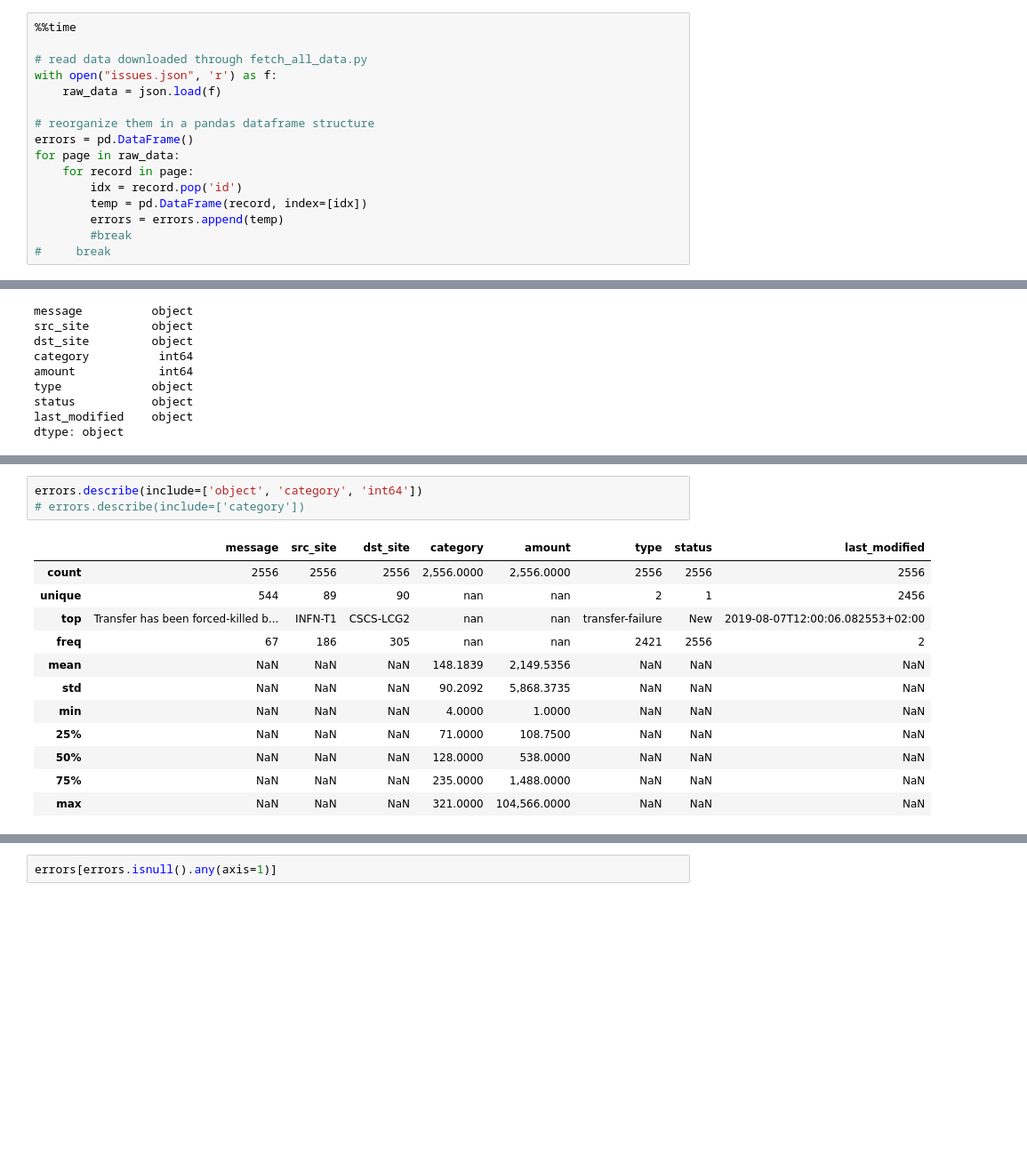
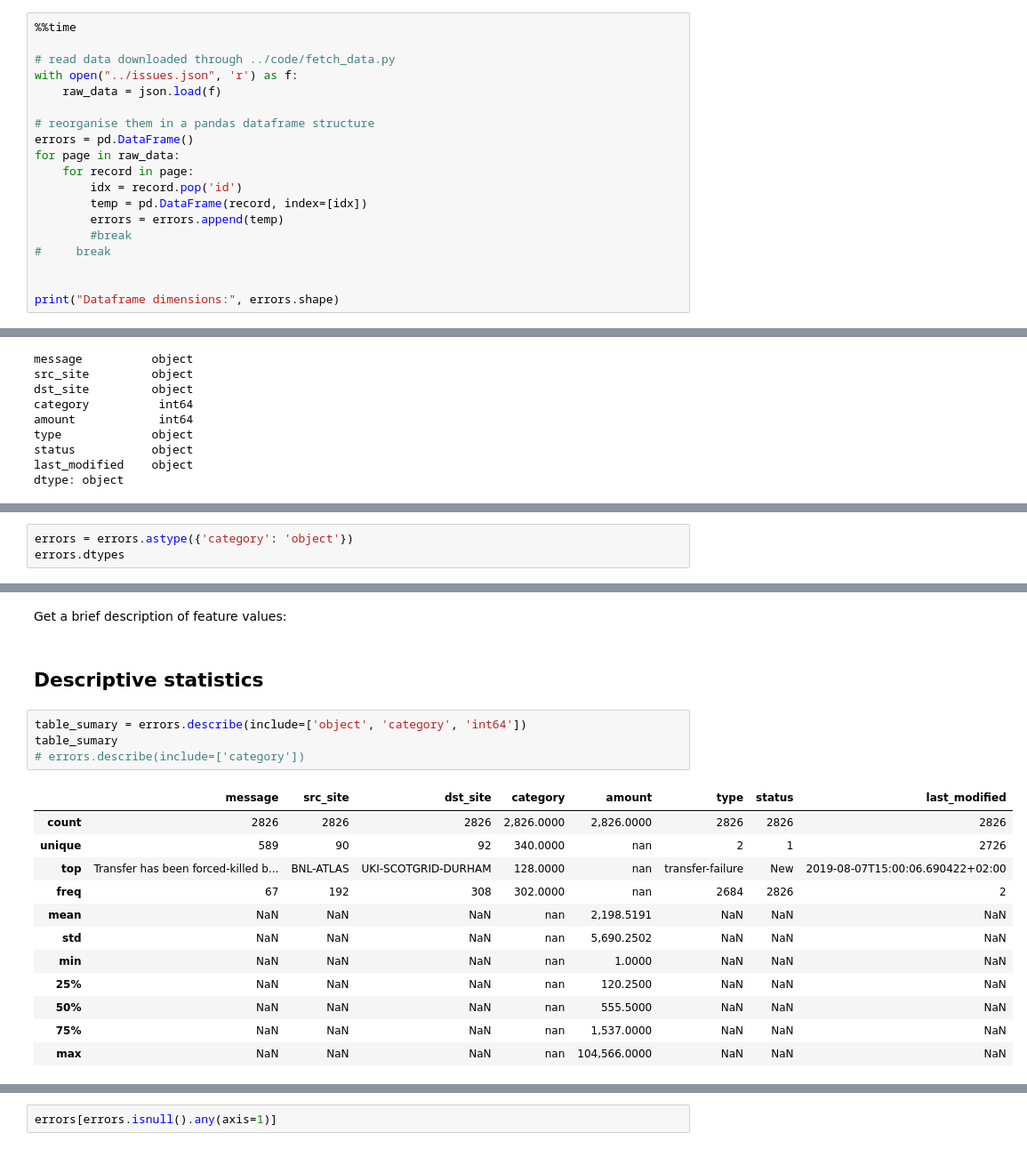
Before and after one commit to operationalintelligence/fts-errors-clustering, a Jupyter notebook: notebooks/rucio_clustering.ipynb, the cells around one changed output, grey strips where cells are left out. Shown at 89% size. Saved outputs shown, nothing was run; the diff lists cells and outputs as text; blank space fills up the shorter version.

Commit message:
Update rucio_clustering.ipynb with descriptions and src/dst sites bivariate analysis.

```diff
--- a/notebooks/rucio_clustering.ipynb
+++ b/notebooks/rucio_clustering.ipynb
@@ -61,11 +50,11 @@ pd.options.display.float_format = '{:,.4f}'.format
 # %%
 %%time
 
-# read data downloaded through fetch_all_data.py
-with open("issues.json", 'r') as f:
+# read data downloaded through ../code/fetch_data.py
+with open("../issues.json", 'r') as f:
     raw_data = json.load(f)
 
-# reorganize them in a pandas dataframe structure
+# reorganise them in a pandas dataframe structure
 errors = pd.DataFrame()
 for page in raw_data:
     for record in page:
@@ -74,4 +63,7 @@ for page in raw_data:
         errors = errors.append(temp)
         #break
 #     break
+
+
+print("Dataframe dimensions:", errors.shape)
 # %% [output]
@@ -100,0 +96,3 @@ dtype: object
+# %%
+errors = errors.astype({'category': 'object'})
+errors.dtypes
@@ -101,16 +109,21 @@ dtype: object
+# %% [markdown]
+Get a brief description of feature values:
+# %% [markdown]
+## Descriptive statistics
 # %%
-errors.describe(include=['object', 'category', 'int64'])
+table_sumary = errors.describe(include=['object', 'category', 'int64'])
+table_sumary
 # errors.describe(include=['category'])
 # %% [output]
 |  | message | src_site | dst_site | category | amount | type | status | last_modified |
-| count | 2556 | 2556 | 2556 | 2,556.0000 | 2,556.0000 | 2556 | 2556 | 2556 |
-| unique | 544 | 89 | 90 | nan | nan | 2 | 1 | 2456 |
-| top | Transfer has been forced-killed b... | INFN-T1 | CSCS-LCG2 | nan | nan | transfer-failure | New | 2019-08-07T12:00:06.082553+02:00 |
-| freq | 67 | 186 | 305 | nan | nan | 2421 | 2556 | 2 |
-| mean | NaN | NaN | NaN | 148.1839 | 2,149.5356 | NaN | NaN | NaN |
-| std | NaN | NaN | NaN | 90.2092 | 5,868.3735 | NaN | NaN | NaN |
-| min | NaN | NaN | NaN | 4.0000 | 1.0000 | NaN | NaN | NaN |
-| 25% | NaN | NaN | NaN | 71.0000 | 108.7500 | NaN | NaN | NaN |
-| 50% | NaN | NaN | NaN | 128.0000 | 538.0000 | NaN | NaN | NaN |
-| 75% | NaN | NaN | NaN | 235.0000 | 1,488.0000 | NaN | NaN | NaN |
-| max | NaN | NaN | NaN | 321.0000 | 104,566.0000 | NaN | NaN | NaN |
+| count | 2826 | 2826 | 2826 | 2,826.0000 | 2,826.0000 | 2826 | 2826 | 2826 |
+| unique | 589 | 90 | 92 | 340.0000 | nan | 2 | 1 | 2726 |
+| top | Transfer has been forced-killed b... | BNL-ATLAS | UKI-SCOTGRID-DURHAM | 128.0000 | nan | transfer-failure | New | 2019-08-07T15:00:06.690422+02:00 |
+| freq | 67 | 192 | 308 | 302.0000 | nan | 2684 | 2826 | 2 |
+| mean | NaN | NaN | NaN | nan | 2,198.5191 | NaN | NaN | NaN |
+| std | NaN | NaN | NaN | nan | 5,690.2502 | NaN | NaN | NaN |
+| min | NaN | NaN | NaN | nan | 1.0000 | NaN | NaN | NaN |
+| 25% | NaN | NaN | NaN | nan | 120.2500 | NaN | NaN | NaN |
+| 50% | NaN | NaN | NaN | nan | 555.5000 | NaN | NaN | NaN |
+| 75% | NaN | NaN | NaN | nan | 1,537.0000 | NaN | NaN | NaN |
+| max | NaN | NaN | NaN | nan | 104,566.0000 | NaN | NaN | NaN |
```
Also changed, not shown: parts of 41 cells of this notebook.
